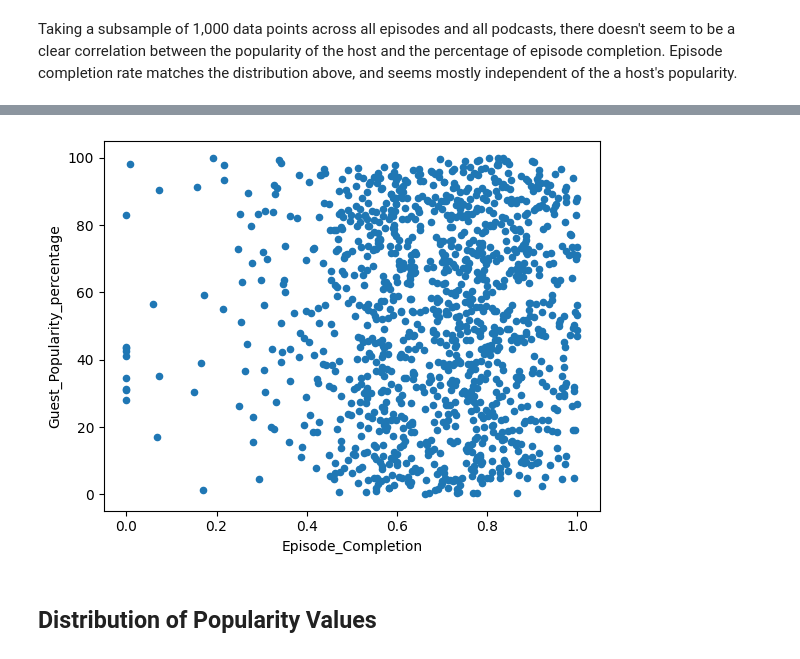
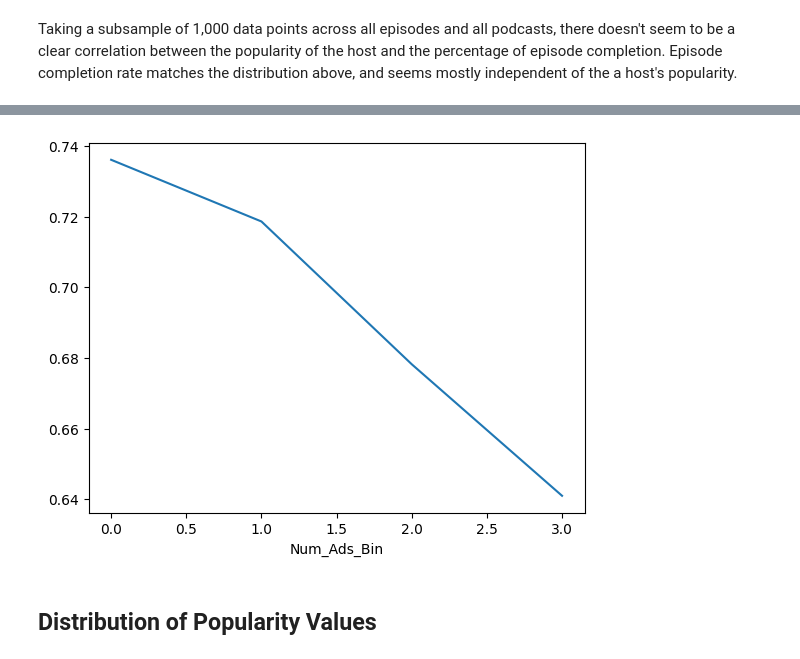
Before and after one commit to jmartenstein/k5.04-podcasts, a Jupyter notebook: src/nb01_explore_percentages.ipynb, the cells around one changed output, grey strips where cells are left out. Drawn from its saved outputs; the diff is of its cells as text; code cells hidden in the pictures.

```diff
--- a/src/nb01_explore_percentages.ipynb
+++ b/src/nb01_explore_percentages.ipynb
@@ -14,8 +14,8 @@ import matplotlib.pyplot as plt
 # %%
 DATA_DIR = "../data/kaggle/"
 
-df_train = pd.read_csv( DATA_DIR + "train.csv" )
-df_test = pd.read_csv( DATA_DIR + "test.csv" )
+df_train = pd.read_csv( DATA_DIR + "train.clean.20250409.150218.csv" )
+df_test = pd.read_csv( DATA_DIR + "test.clean.20250409.150222.csv" )
 # %% [markdown]
 # Duplicates?
 # %%
@@ -204,0 +206,16 @@ popularity.
+# %%
+COLNAME = "Host_Popularity_percentage"
+NEW_COL = "Host_Pop_Clean"
+BIN_COL = "Host_Pop_Bin"
+
+NUM_BINS=10
+
+df_[NEW_COL] = df_[COLNAME].apply( lambda v: 100 if v > 100 else v )
+
+hist, bin_edges = np.histogram( df_[ NEW_COL ], bins=NUM_BINS )
+df_[ BIN_COL ] = pd.cut( df_[ NEW_COL ], bins=bin_edges, labels=list(range(NUM_BINS)) , include_lowest=True )
+
+medians_series = df_.groupby( BIN_COL, observed=True )["Episode_Completion"].median()
+
+medians_series.plot.line()
+plt.show()
@@ -205,8 +224,11 @@ popularity.
 # %%
-df_.sample(1200).plot.scatter(x='Episode_Completion', y='Guest_Popularity_percentage')
-plt.show() # Shows the plot
+BIN_COL = "Num_Ads_Bin"
+medians_series = df_.groupby( BIN_COL, observed=True )["Episode_Completion"].median()
+
+medians_series.plot.line()
+plt.show()
 # %% [output]
-[figure, old version]
+[figure, new version]
 # %% [markdown]
 ## Distribution of Popularity Values
 # %%
```
Also changed, not shown: parts of 9 cells of this notebook.
